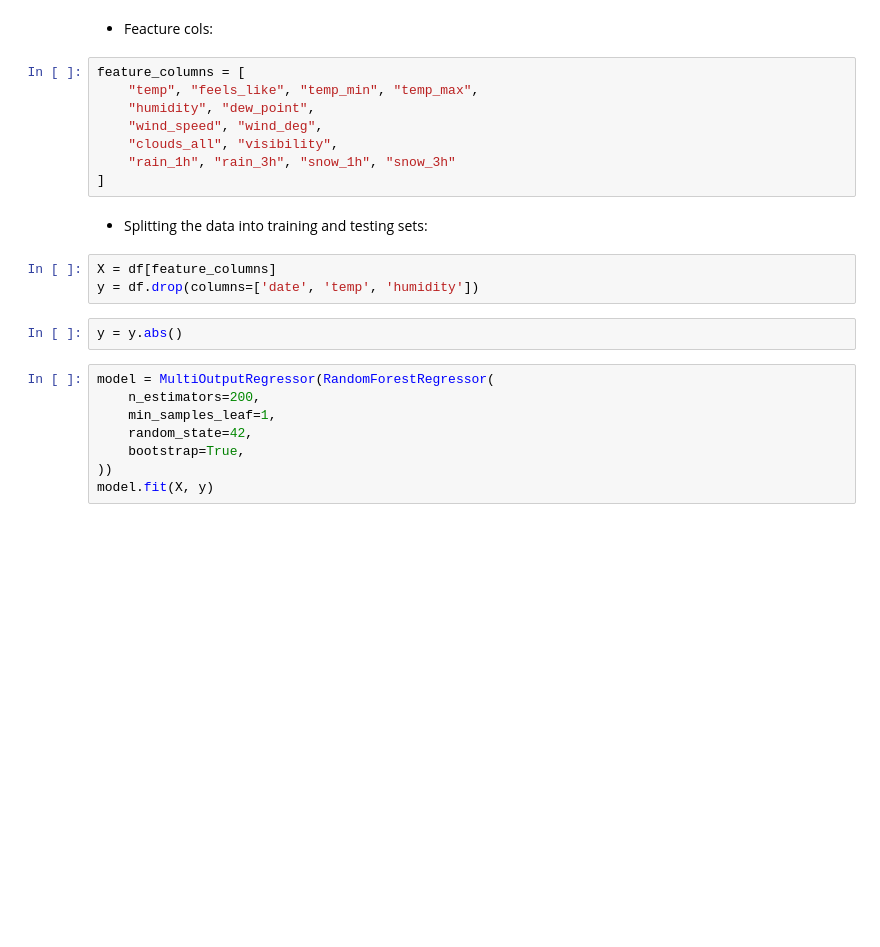
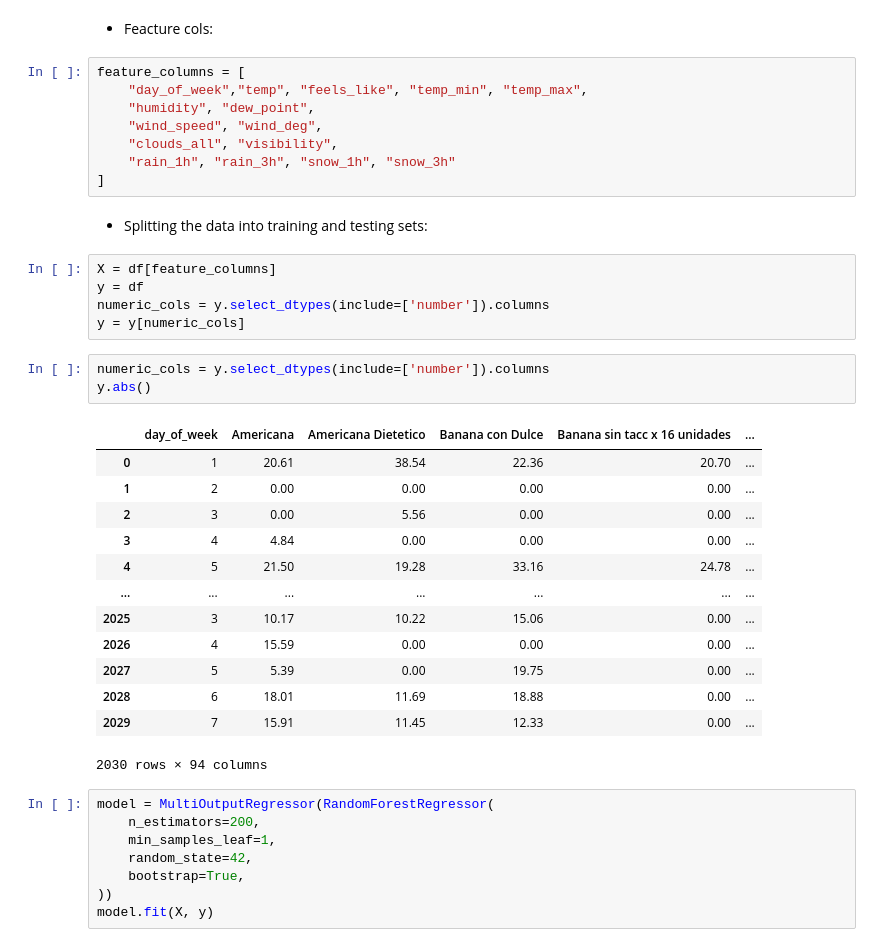
Before and after one commit to eynvision/ScoopCast, a Jupyter notebook: model_training/train.ipynb, the cells around one changed output. Saved outputs shown, nothing was run; the diff lists cells and outputs as text; blank space fills up the shorter version.

```diff
--- a/model_training/train.ipynb
+++ b/model_training/train.ipynb
@@ -240,7 +277,7 @@ df.head()
 * Feacture cols:
 # %%
 feature_columns = [
-    "temp", "feels_like", "temp_min", "temp_max",
+    "day_of_week","temp", "feels_like", "temp_min", "temp_max",
     "humidity", "dew_point",
     "wind_speed", "wind_deg",
     "clouds_all", "visibility",
@@ -250,9 +287,26 @@ feature_columns = [
 * Splitting the data into training and testing sets:
 # %%
 X = df[feature_columns]
-y = df.drop(columns=['date', 'temp', 'humidity'])
+y = df
+numeric_cols = y.select_dtypes(include=['number']).columns
+y = y[numeric_cols]
-# %%
-y = y.abs()
+# %%
+numeric_cols = y.select_dtypes(include=['number']).columns
+y.abs()
+# %% [output]
+|  | day_of_week | Americana | Americana Dietetico | Banana con Dulce | Banana sin tacc x 16 unidades | ... |
+| 0 | 1 | 20.61 | 38.54 | 22.36 | 20.70 | ... |
+| 1 | 2 | 0.00 | 0.00 | 0.00 | 0.00 | ... |
+| 2 | 3 | 0.00 | 5.56 | 0.00 | 0.00 | ... |
+| 3 | 4 | 4.84 | 0.00 | 0.00 | 0.00 | ... |
+| 4 | 5 | 21.50 | 19.28 | 33.16 | 24.78 | ... |
+| ... | ... | ... | ... | ... | ... | ... |
+| 2025 | 3 | 10.17 | 10.22 | 15.06 | 0.00 | ... |
+| 2026 | 4 | 15.59 | 0.00 | 0.00 | 0.00 | ... |
+| 2027 | 5 | 5.39 | 0.00 | 19.75 | 0.00 | ... |
+| 2028 | 6 | 18.01 | 11.69 | 18.88 | 0.00 | ... |
+| 2029 | 7 | 15.91 | 11.45 | 12.33 | 0.00 | ... |
+2030 rows × 94 columns
 # %%
 model = MultiOutputRegressor(RandomForestRegressor(
     n_estimators=200,
```
Also changed, not shown: parts of 13 cells of this notebook, 1 other file.
